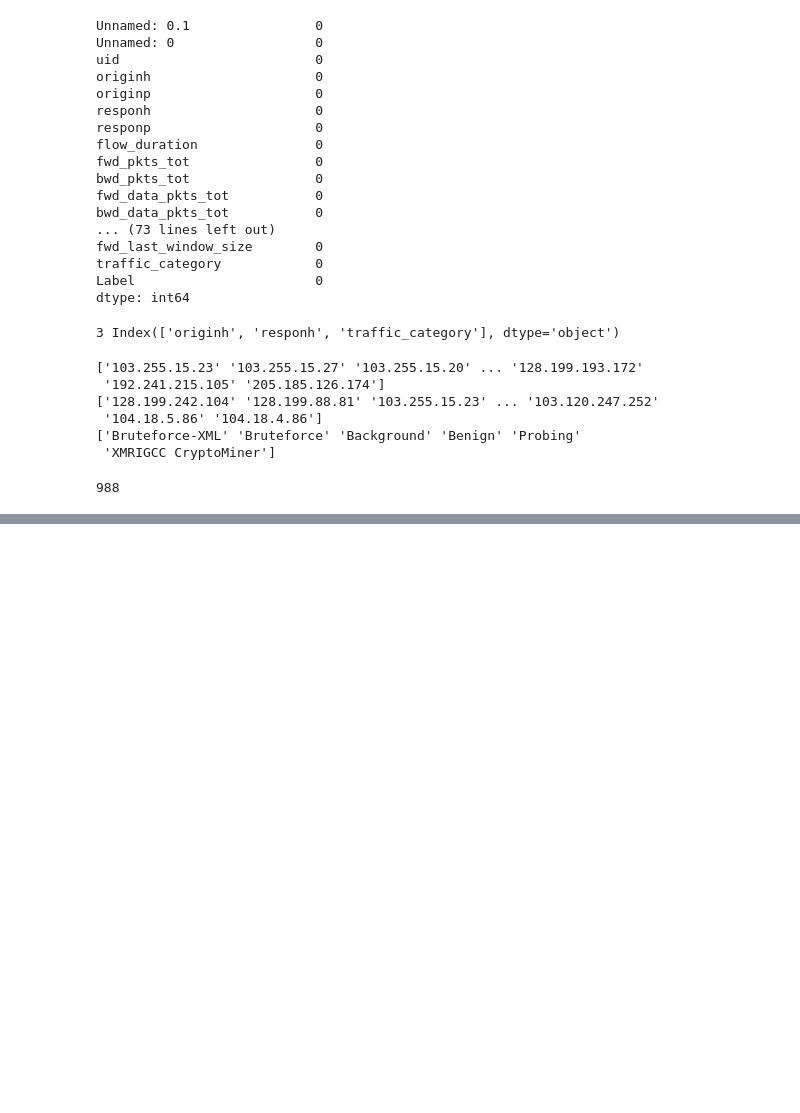
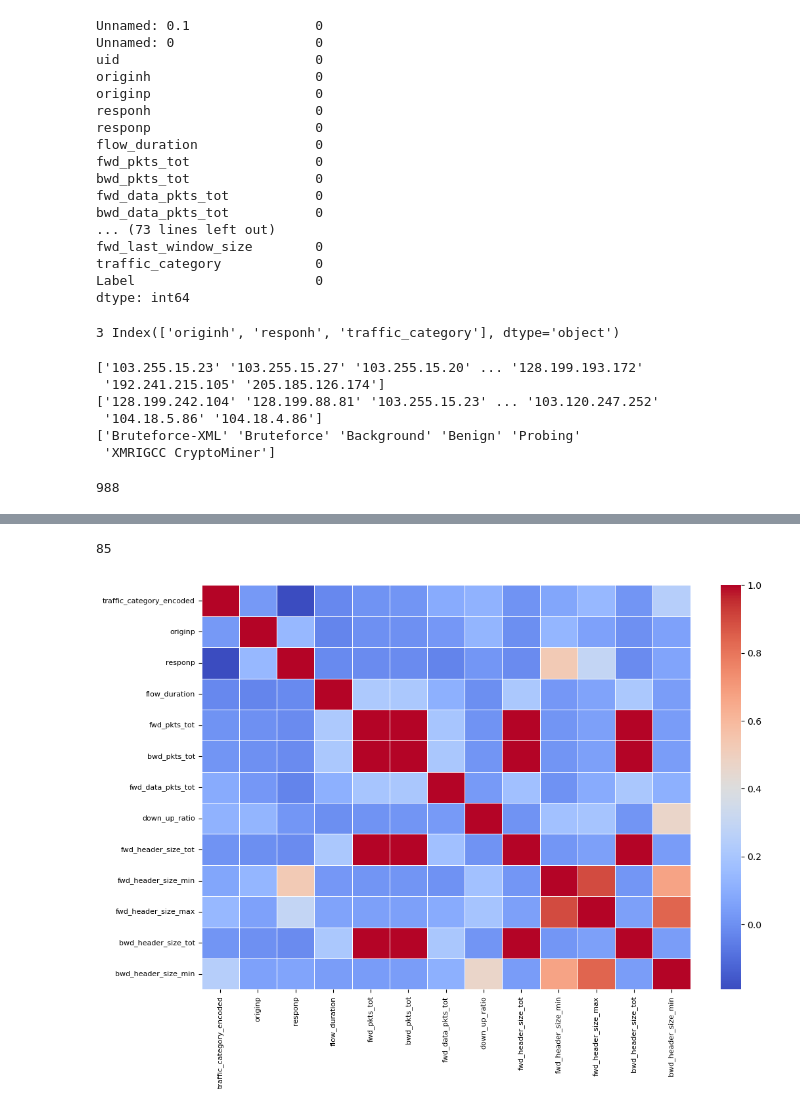
Before and after one commit to yosualatuputty/ClubHoki_DM, a Jupyter notebook: Latihan/Latihan Pak Rizal/Latihan Soal Pak Rizal_Preprocessing_EDA.ipynb, the cells around one changed output, grey strips where cells are left out. Drawn from its saved outputs; the diff is of its cells as text; code cells hidden in the pictures; blank space fills up the shorter version.

```diff
--- a/Latihan/Latihan Pak Rizal/Latihan Soal Pak Rizal_Preprocessing_EDA.ipynb
+++ b/Latihan/Latihan Pak Rizal/Latihan Soal Pak Rizal_Preprocessing_EDA.ipynb
@@ -88,0 +101,10 @@ print(num_duplicate_ips)
+# %%
+label_encoder = LabelEncoder()
+
+# Melakukan label encoding pada kolom 'traffic_category'
+df['traffic_category_encoded'] = label_encoder.fit_transform(df['traffic_category'])
+
+df['traffic_category_encoded'] = df['traffic_category_encoded'].astype(int)
+
+# Melihat hasil encoding
+print(df[['traffic_category', 'traffic_category_encoded']].value_counts())
@@ -88,0 +120,4 @@ print(num_duplicate_ips)
+# %%
+data_pake = df.iloc[:, list(range(0, 8)) + list(range(12, 18)) + [83] + [85]]
+
+data_pake.head()
@@ -88,0 +131,18 @@ print(num_duplicate_ips)
+# %%
+print( df.columns.get_loc('traffic_category_encoded'))
+# %% [output]
+85
+# %%
+numerical_data = df[['traffic_category_encoded']].join(data_pake.select_dtypes(include=['float64', 'int64']))
+
+corr_matrix = numerical_data.corr()
+
+plt.figure(figsize=(12, 8))
+sns.heatmap(corr_matrix, annot=False, cmap="coolwarm", linewidths=0.5)
+
+plt.xticks(fontsize=8)
+plt.yticks(fontsize=8)
+
+plt.show()
+# %% [output]
+[figure, added]
```
Also changed, not shown: parts of 5 cells of this notebook.
